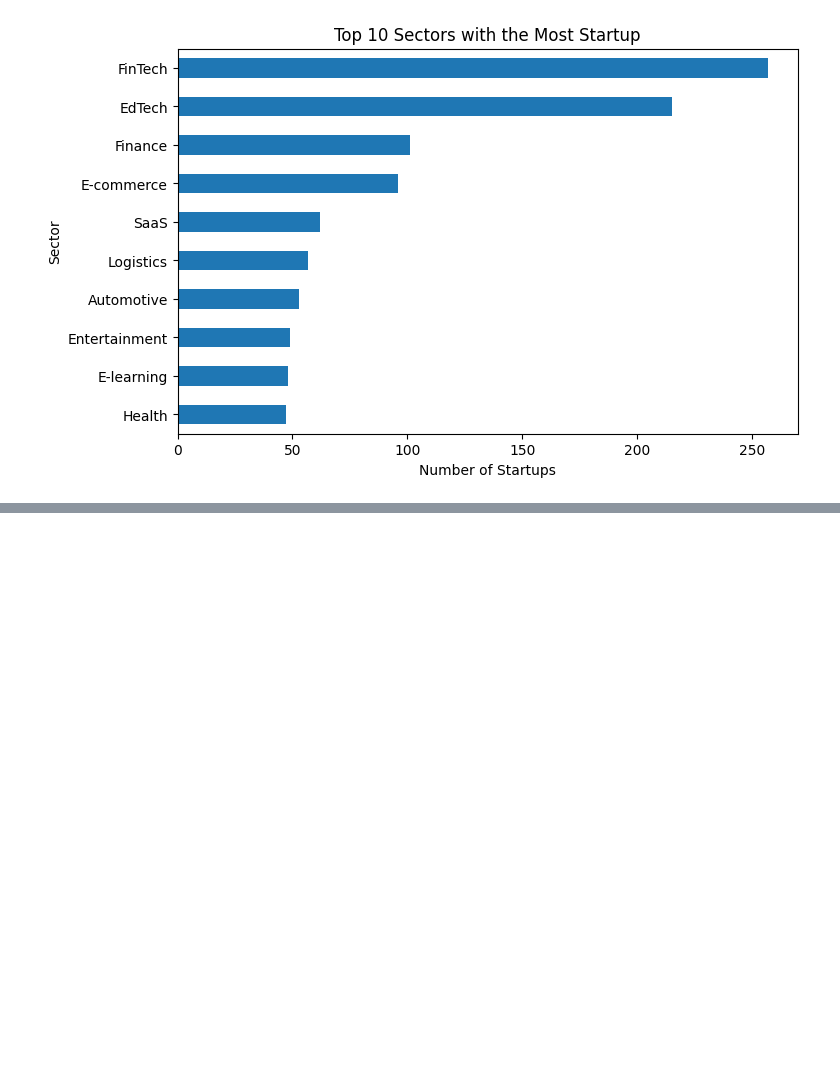
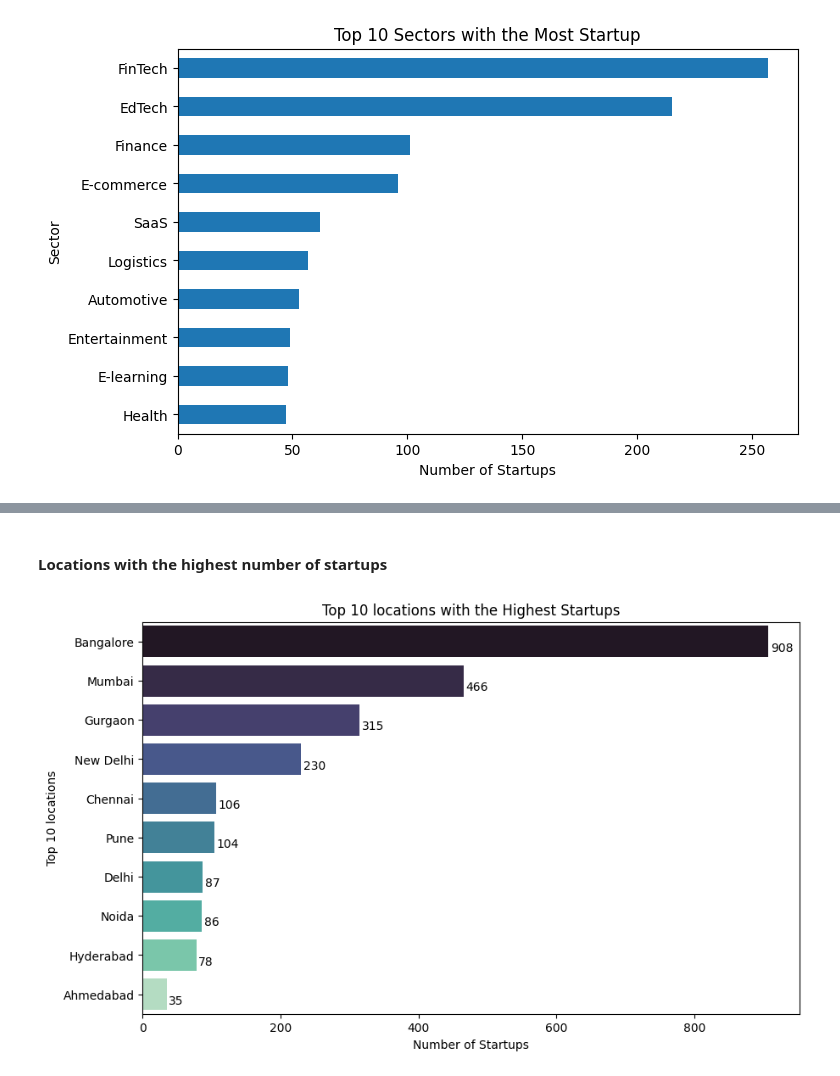
Before and after one commit to lizjelimo/LP1-2, a Jupyter notebook: notebooks/main.ipynb, the cells around one changed output, grey strips where cells are left out. Cells and saved outputs as stored; diff of their text form; code cells hidden in the pictures; blank space fills up the shorter version.

```diff
--- a/notebooks/main.ipynb
+++ b/notebooks/main.ipynb
@@ -738,0 +928,24 @@ plt.ylim(-10,80000000);
+# %% [markdown]
+#### Locations with the highest number of startups
+# %%
+startups_by_location2 = merged_data['HeadQuarter'].value_counts()
+
+# Reset index and get the top 10 locations
+top_10_locations2 = startups_by_location2.head(10).sort_values(ascending=False).reset_index()
+top_10_locations2.columns = ['HeadQuarter', 'count']
+
+
+# Plotting using seaborn
+plt.figure(figsize=(10, 6))
+ax = sns.barplot(x='count', y='HeadQuarter', data=top_10_locations2, palette="mako")
+
+# Add the numbers near the bars
+for i, v in enumerate(top_10_locations2['count']):
+    ax.text(v + 3, i + .25, str(v), color='black', fontweight='light')
+
+plt.title('Top 10 locations with the Highest Startups')
+plt.xlabel('Number of Startups')
+plt.ylabel('Top 10 locations')
+plt.show()
+# %% [output]
+[figure, added]
```
Also changed, not shown: parts of 29 cells of this notebook.
